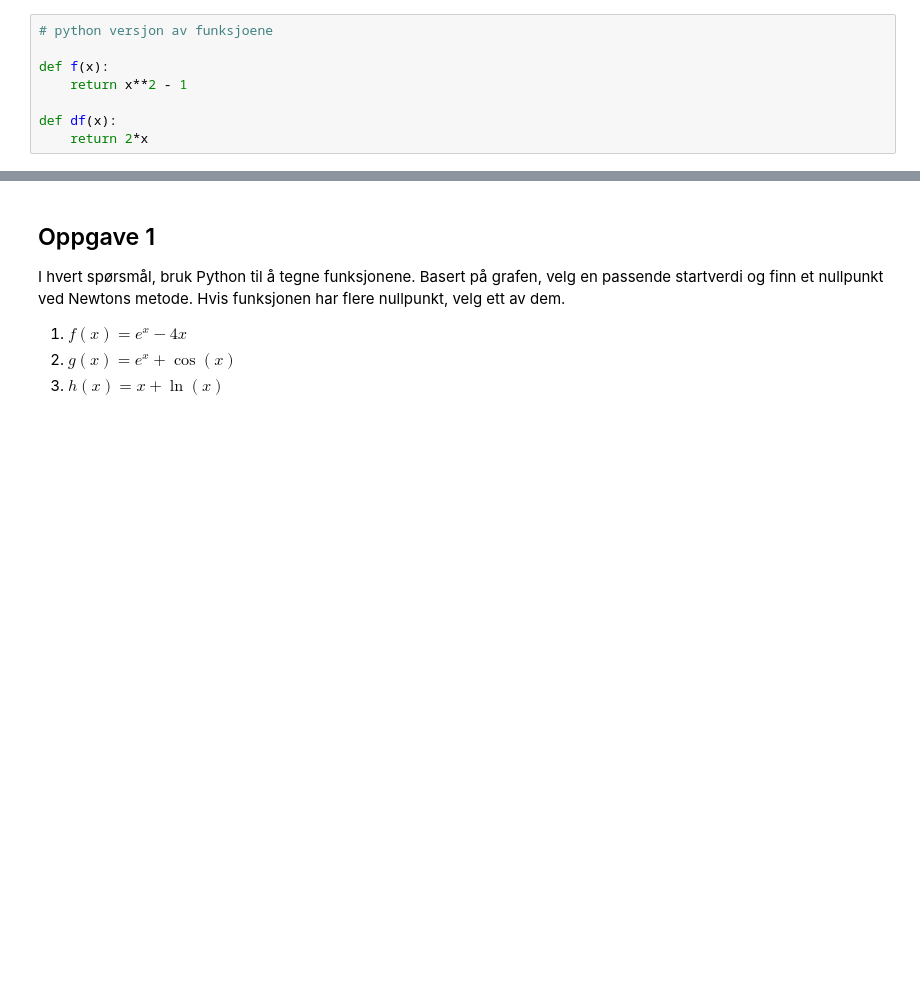
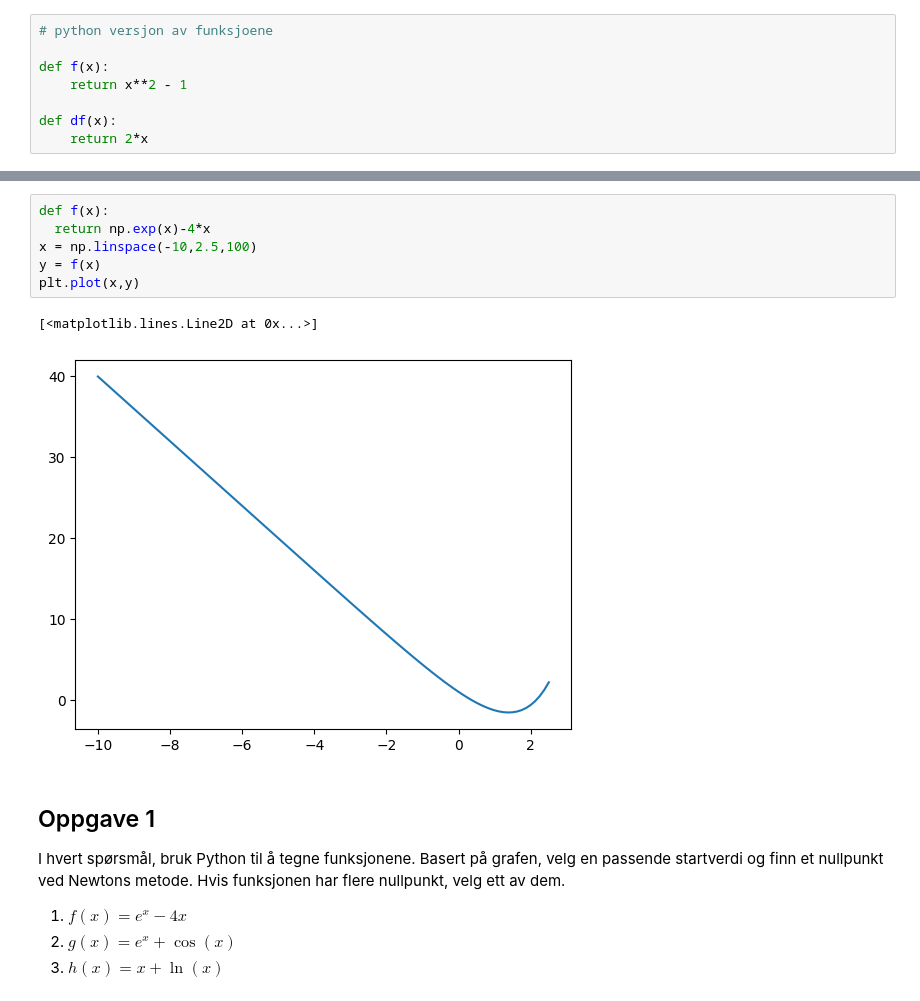
Before and after one commit to stineSvensson/friByte.workshop.website-docker-deploy, a Jupyter notebook: notebooks/uke5/uke5_oppgaver.ipynb, the cells around one changed output, grey strips where cells are left out. Drawn from its saved outputs; the diff is of its cells as text; blank space fills up the shorter version.

```diff
--- a/notebooks/uke5/uke5_oppgaver.ipynb
+++ b/notebooks/uke5/uke5_oppgaver.ipynb
@@ -65,3 +64,12 @@ plt.plot(y, y_d)
+# %%
+def f(x):
+  return np.exp(x)-4*x
+x = np.linspace(-10,2.5,100)
+y = f(x)
+plt.plot(x,y)
+# %% [output]
+[<matplotlib.lines.Line2D at 0x...>]
+[figure, added]
 # %% [markdown]
 ## Oppgave 1
 
```
Also changed, not shown: parts of 3 cells of this notebook.
